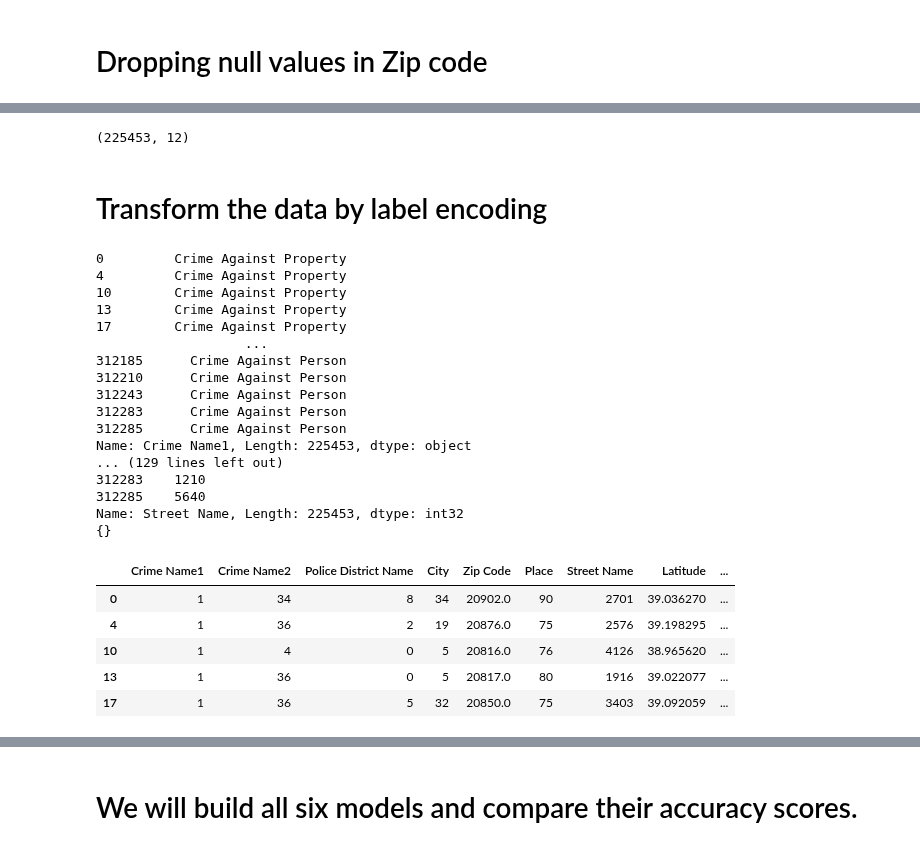
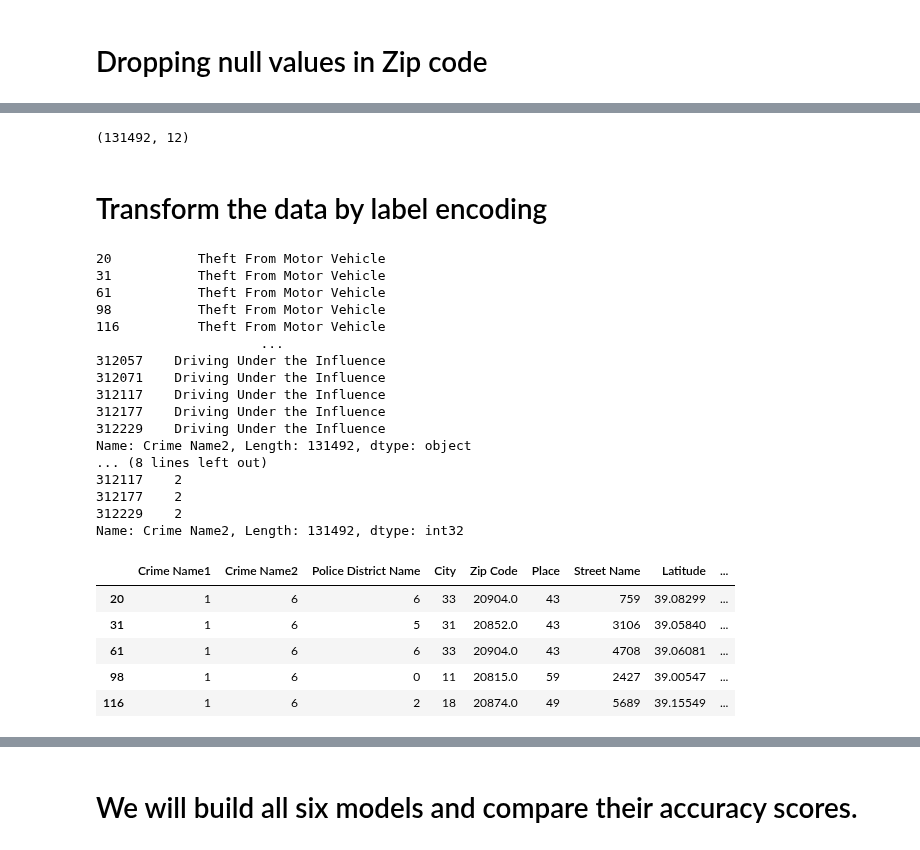
Before and after one commit to Shawon046/Crime-Prediction-for-Montgomery-County, a Jupyter notebook: crime predictor.ipynb, the cells around one changed output, grey strips where cells are left out. Cells and saved outputs as stored; diff of their text form; code cells hidden in the pictures.

```diff
--- a/crime predictor.ipynb
+++ b/crime predictor.ipynb
@@ -219,0 +189,15 @@ counts = loc_crime_df['Crime Name2'].value_counts()
+# %%
+target_column = 'Crime Name2'
+top_n = 7
+top_classes = {}
+top_classes = loc_crime_df[target_column].value_counts().nlargest(top_n).to_dict()
+print(top_classes)
+str_array = []
+temp_df = pd.DataFrame()
+for x in top_classes.keys():
+    str_array.append(x)
+    rows = loc_crime_df[loc_crime_df[target_column] == str (x) ]
+    # print(rows)
+    temp_df = temp_df.append(rows)
+# print(str_array)
+# temp_df
@@ -239,7 +238,7 @@ Name: Zip Code, Length: 148, dtype: int64
 loc_crime_df = loc_crime_df.dropna(axis=0, subset=['Zip Code'])
 print(loc_crime_df.shape)
 # %% [output]
-(225453, 12)
+(131492, 12)
 # %%
 # loc_crime_df['Crime Name2'].count()
 # loc_crime_df['Crime Name2'].value_counts()
@@ -248,53 +247,55 @@ print(loc_crime_df.shape)
 # %%
 encoded_dict ={}
 temp_df_2 = pd.DataFrame()
 
 def label_encoder(y):
     le = LabelEncoder()
-    print(loc_crime_df[y])
+    if str(y) == target_column:
+        print(loc_crime_df[y])
     loc_crime_df[y] = le.fit_transform(loc_crime_df[y])
-    print(loc_crime_df[y])
+    if str(y) == target_column:
+        print(loc_crime_df[y])
     if str(y) == target_column:
         temp_df_2[y] = le.inverse_transform(loc_crime_df[y])
         # encoded_dict = {loc_crime_df[y], temp_df_2[y]}
     #print(temp_df[y])
 
 #loc_crime_df = inputdf[['Crime Name1','Crime Name2', 'Police District Name', 'City', 'Place', 'Street Name']]
 
 label_list = ['Crime Name1','Crime Name2', 'Police District Name', 'City', 'Place', 'Street Name']
 #label_list = ['Crime Name1']
 
 for l in label_list:
     label_encoder(l)
 
-print(encoded_dict)
+# print(encoded_dict)
 
 #Display transformed data
 loc_crime_df.head()
 # %% [output]
-0         Crime Against Property
-4         Crime Against Property
-10        Crime Against Property
-13        Crime Against Property
-17        Crime Against Property
-                   ...
-312185      Crime Against Person
-312210      Crime Against Person
-312243      Crime Against Person
-312283      Crime Against Person
-312285      Crime Against Person
-Name: Crime Name1, Length: 225453, dtype: object
-... (129 lines left out)
-312283    1210
-312285    5640
-Name: Street Name, Length: 225453, dtype: int32
-{}
+20           Theft From Motor Vehicle
+31           Theft From Motor Vehicle
+61           Theft From Motor Vehicle
+98           Theft From Motor Vehicle
+116          Theft From Motor Vehicle
+                     ...
+312057    Driving Under the Influence
+312071    Driving Under the Influence
+312117    Driving Under the Influence
+312177    Driving Under the Influence
+312229    Driving Under the Influence
+Name: Crime Name2, Length: 131492, dtype: object
+... (8 lines left out)
+312117    2
+312177    2
+312229    2
+Name: Crime Name2, Length: 131492, dtype: int32
 |  | Crime Name1 | Crime Name2 | Police District Name | City | Zip Code | Place | Street Name | Latitude | ... |
-| 0 | 1 | 34 | 8 | 34 | 20902.0 | 90 | 2701 | 39.036270 | ... |
-| 4 | 1 | 36 | 2 | 19 | 20876.0 | 75 | 2576 | 39.198295 | ... |
-| 10 | 1 | 4 | 0 | 5 | 20816.0 | 76 | 4126 | 38.965620 | ... |
-| 13 | 1 | 36 | 0 | 5 | 20817.0 | 80 | 1916 | 39.022077 | ... |
-| 17 | 1 | 36 | 5 | 32 | 20850.0 | 75 | 3403 | 39.092059 | ... |
+| 20 | 1 | 6 | 6 | 33 | 20904.0 | 43 | 759 | 39.08299 | ... |
+| 31 | 1 | 6 | 5 | 31 | 20852.0 | 43 | 3106 | 39.05840 | ... |
+| 61 | 1 | 6 | 6 | 33 | 20904.0 | 43 | 4708 | 39.06081 | ... |
+| 98 | 1 | 6 | 0 | 11 | 20815.0 | 59 | 2427 | 39.00547 | ... |
+| 116 | 1 | 6 | 2 | 18 | 20874.0 | 49 | 5689 | 39.15549 | ... |
 # %%
 # print(loc_crime_df['Crime Name1'].value_counts())
 # print(temp_df['Crime Name1'].value_counts())
```
Also changed, not shown: parts of 13 cells of this notebook.
